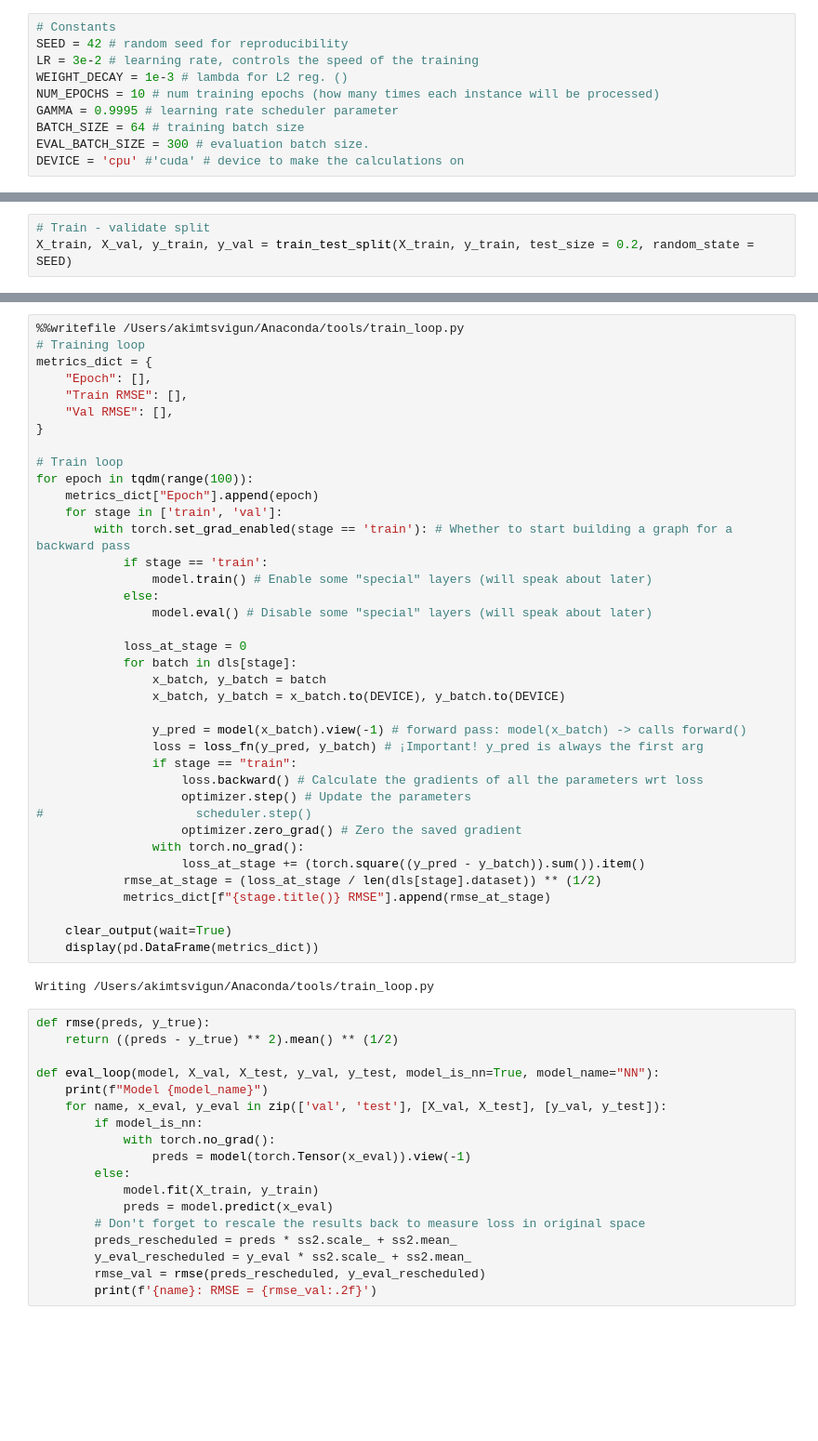
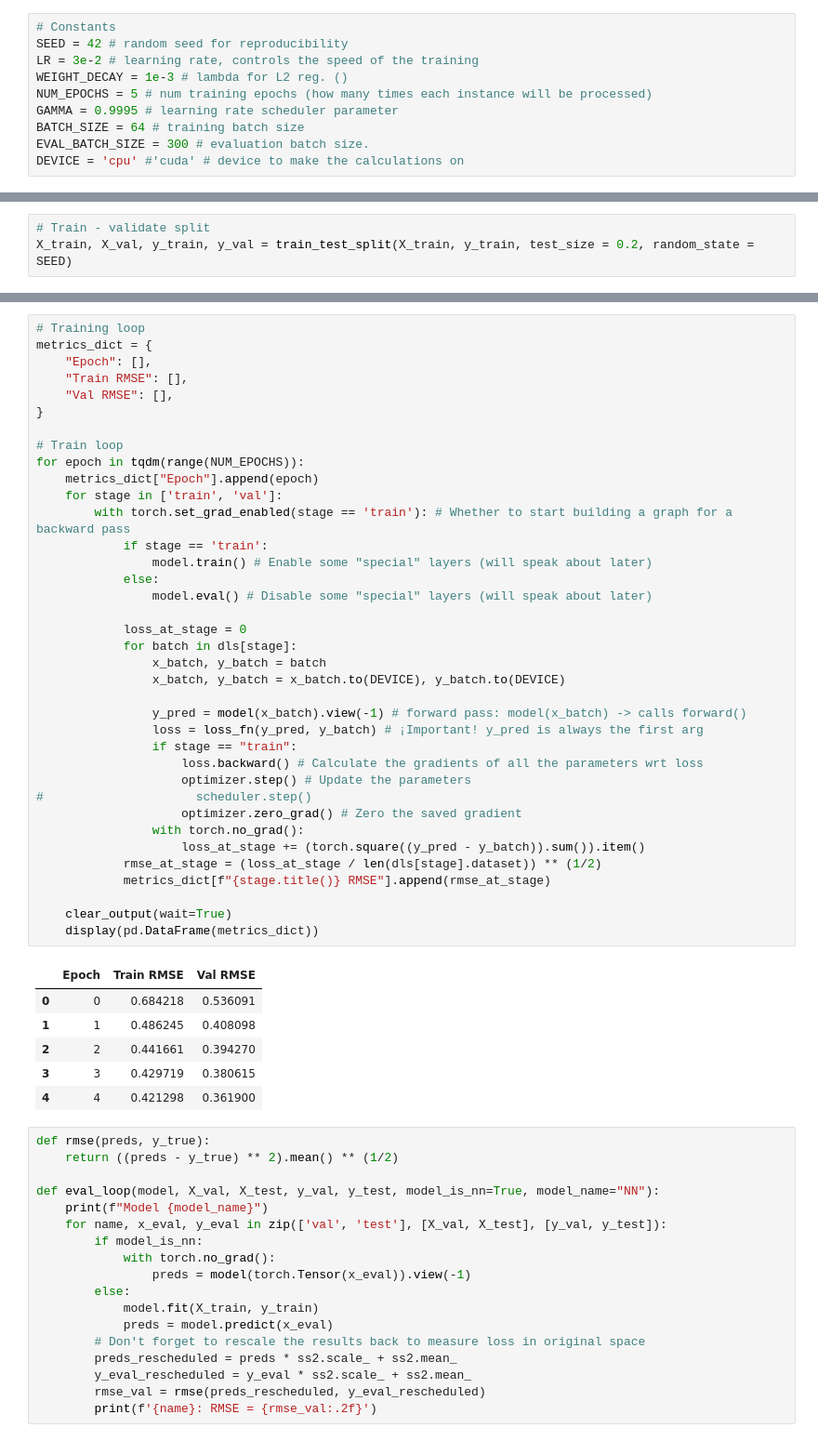
Before and after one commit to Aktsvigun/intro_to_dl_dsba_21_22, a Jupyter notebook: seminars/seminar_1_solved.ipynb, the cells around one changed output, grey strips where cells are left out. Shown: that part at 93% size. Saved outputs shown, nothing was run; the diff lists cells and outputs as text; blank space fills up the shorter version.

```diff
--- a/seminars/seminar_1_solved.ipynb
+++ b/seminars/seminar_1_solved.ipynb
@@ -63,7 +63,7 @@ y_test = ss2.transform(y_test[:, None]).reshape(-1)
 SEED = 42 # random seed for reproducibility
 LR = 3e-2 # learning rate, controls the speed of the training
 WEIGHT_DECAY = 1e-3 # lambda for L2 reg. ()
-NUM_EPOCHS = 10 # num training epochs (how many times each instance will be processed)
+NUM_EPOCHS = 5 # num training epochs (how many times each instance will be processed)
 GAMMA = 0.9995 # learning rate scheduler parameter
 BATCH_SIZE = 64 # training batch size
 EVAL_BATCH_SIZE = 300 # evaluation batch size.
@@ -148,5 +138,4 @@ Writing /Users/akimtsvigun/Anaconda/tools/initialize_objects.py
 # %%
-%%writefile /Users/akimtsvigun/Anaconda/tools/train_loop.py
 # Training loop
 metrics_dict = {
     "Epoch": [],
@@ -155,36 +144,41 @@ metrics_dict = {
 }
 
 # Train loop
-for epoch in tqdm(range(100)):
+for epoch in tqdm(range(NUM_EPOCHS)):
     metrics_dict["Epoch"].append(epoch)
     for stage in ['train', 'val']:
         with torch.set_grad_enabled(stage == 'train'): # Whether to start building a graph for a backward pass
             if stage == 'train':
                 model.train() # Enable some "special" layers (will speak about later)
             else:
                 model.eval() # Disable some "special" layers (will speak about later)
 
             loss_at_stage = 0
             for batch in dls[stage]:
                 x_batch, y_batch = batch
                 x_batch, y_batch = x_batch.to(DEVICE), y_batch.to(DEVICE)
 
                 y_pred = model(x_batch).view(-1) # forward pass: model(x_batch) -> calls forward()
                 loss = loss_fn(y_pred, y_batch) # ¡Important! y_pred is always the first arg
                 if stage == "train":
                     loss.backward() # Calculate the gradients of all the parameters wrt loss
                     optimizer.step() # Update the parameters
 #                     scheduler.step()
                     optimizer.zero_grad() # Zero the saved gradient
                 with torch.no_grad():
                     loss_at_stage += (torch.square((y_pred - y_batch)).sum()).item()
             rmse_at_stage = (loss_at_stage / len(dls[stage].dataset)) ** (1/2)
             metrics_dict[f"{stage.title()} RMSE"].append(rmse_at_stage)
 
     clear_output(wait=True)
     display(pd.DataFrame(metrics_dict))
 # %% [output]
-Writing /Users/akimtsvigun/Anaconda/tools/train_loop.py
+|  | Epoch | Train RMSE | Val RMSE |
+| 0 | 0 | 0.684218 | 0.536091 |
+| 1 | 1 | 0.486245 | 0.408098 |
+| 2 | 2 | 0.441661 | 0.394270 |
+| 3 | 3 | 0.429719 | 0.380615 |
+| 4 | 4 | 0.421298 | 0.361900 |
 # %%
 def rmse(preds, y_true):
     return ((preds - y_true) ** 2).mean() ** (1/2)
```
Also changed, not shown: parts of 10 cells of this notebook, 9 other files.
